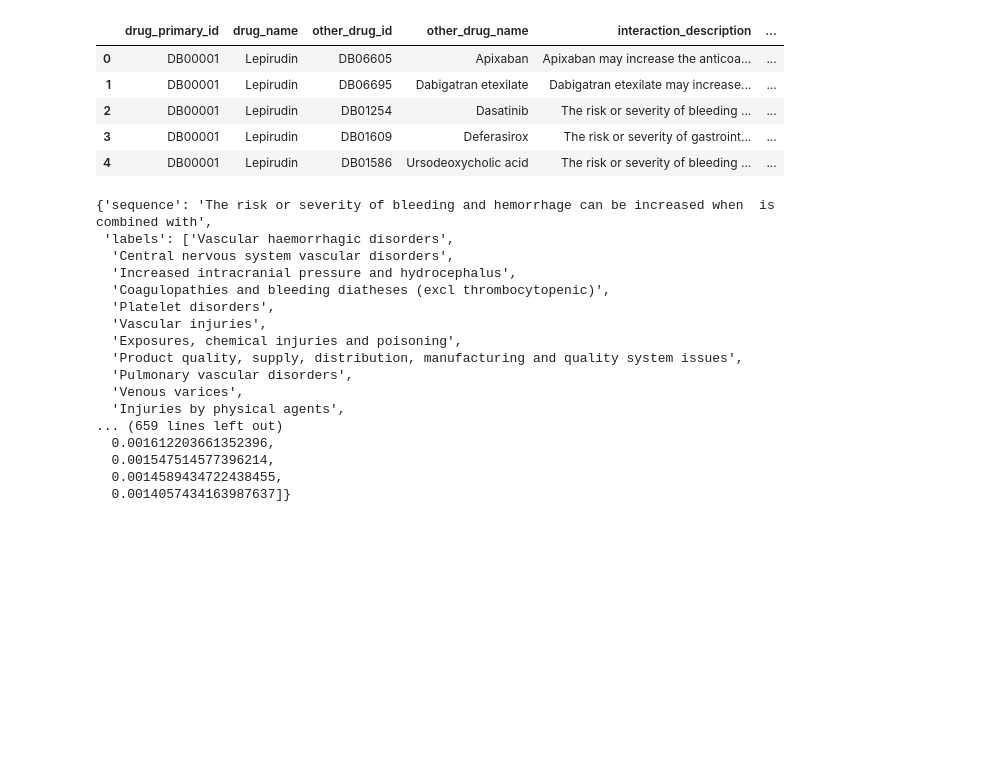
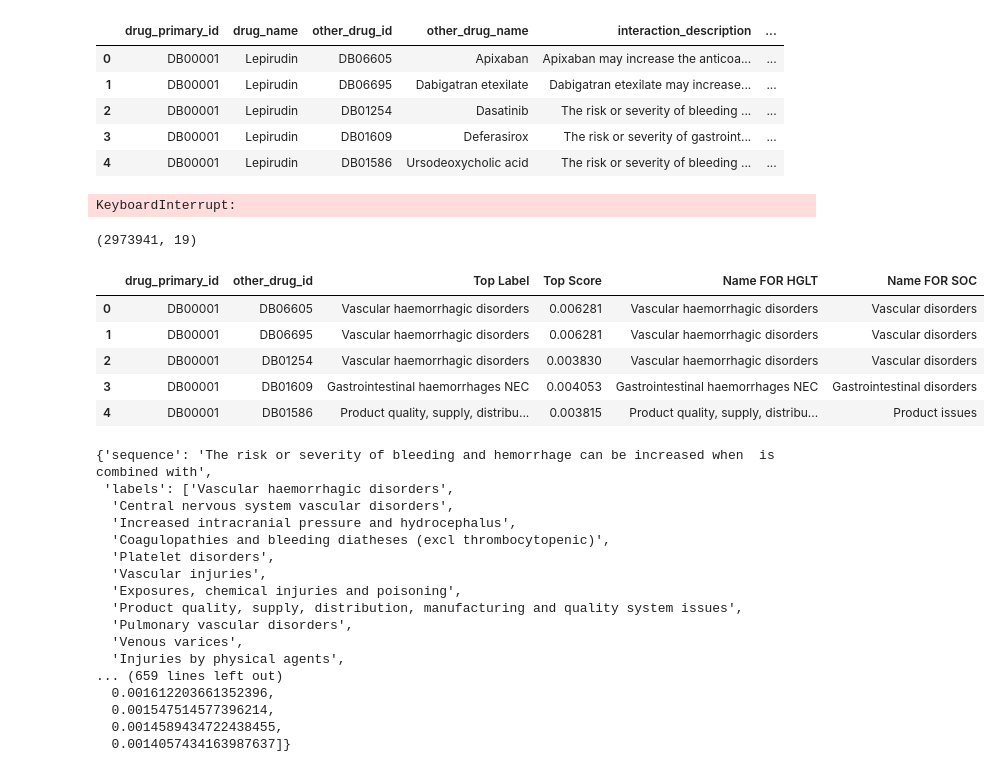
Before and after one commit to anayap0/deep-learning-26wi, a Jupyter notebook: label_extraction/extraction.ipynb, the cells around one changed output. Cells and saved outputs as stored; diff of their text form; code cells hidden in the pictures; blank space fills up the shorter version.

```diff
--- a/label_extraction/extraction.ipynb
+++ b/label_extraction/extraction.ipynb
@@ -149,8 +150,37 @@ og_linked_full.head()
 | 2 | DB00001 | Lepirudin | DB01254 | Dasatinib | The risk or severity of bleeding ... | ... |
 | 3 | DB00001 | Lepirudin | DB01609 | Deferasirox | The risk or severity of gastroint... | ... |
 | 4 | DB00001 | Lepirudin | DB01586 | Ursodeoxycholic acid | The risk or severity of bleeding ... | ... |
+# %%
+og_linked_full = pd.read_csv(
+    "~/Projects/deep-learning-26wi/datasets/original_interactions_linked_to_full_classes.tsv",
+    delimiter="\t"
+)
+# %% [output]
+KeyboardInterrupt:
 # %%
 og_linked_full.to_csv("~/Projects/deep-learning-26wi/datasets/original_interactions_linked_to_full_classes.tsv", index=False)
+# %%
+og_linked_full.shape
+# %% [output]
+(2973941, 19)
+# %%
+subset = og_linked_full[["drug_primary_id", "other_drug_id", "Name FOR HGLT", "Top Score", "Name FOR SOC"]]
+
+# print(subset.info())
+subset.to_csv(
+    "~/Projects/deep-learning-26wi/datasets/original_interactions_linked_to_full_classes_small.tsv",
+    index=False,
+    sep="\t"
+)
+# %%
+subset.head()
+# %% [output]
+|  | drug_primary_id | other_drug_id | Top Label | Top Score | Name FOR HGLT | Name FOR SOC |
+| 0 | DB00001 | DB06605 | Vascular haemorrhagic disorders | 0.006281 | Vascular haemorrhagic disorders | Vascular disorders |
+| 1 | DB00001 | DB06695 | Vascular haemorrhagic disorders | 0.006281 | Vascular haemorrhagic disorders | Vascular disorders |
+| 2 | DB00001 | DB01254 | Vascular haemorrhagic disorders | 0.003830 | Vascular haemorrhagic disorders | Vascular disorders |
+| 3 | DB00001 | DB01609 | Gastrointestinal haemorrhages NEC | 0.004053 | Gastrointestinal haemorrhages NEC | Gastrointestinal disorders |
+| 4 | DB00001 | DB01586 | Product quality, supply, distribu... | 0.003815 | Product quality, supply, distribu... | Product issues |
 # %%
 classify(
     "The risk or severity of bleeding and hemorrhage can be increased when  is combined with",
```
Also changed, not shown: parts of 2 cells of this notebook, 3 other files.
